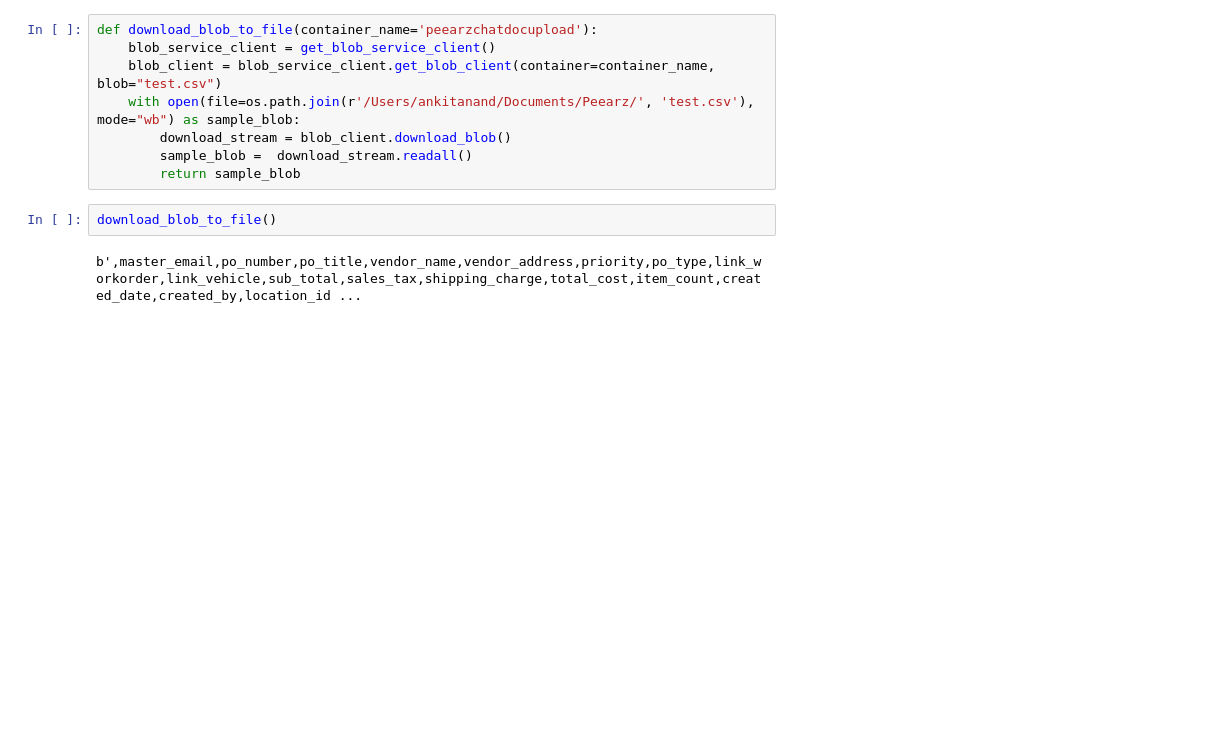
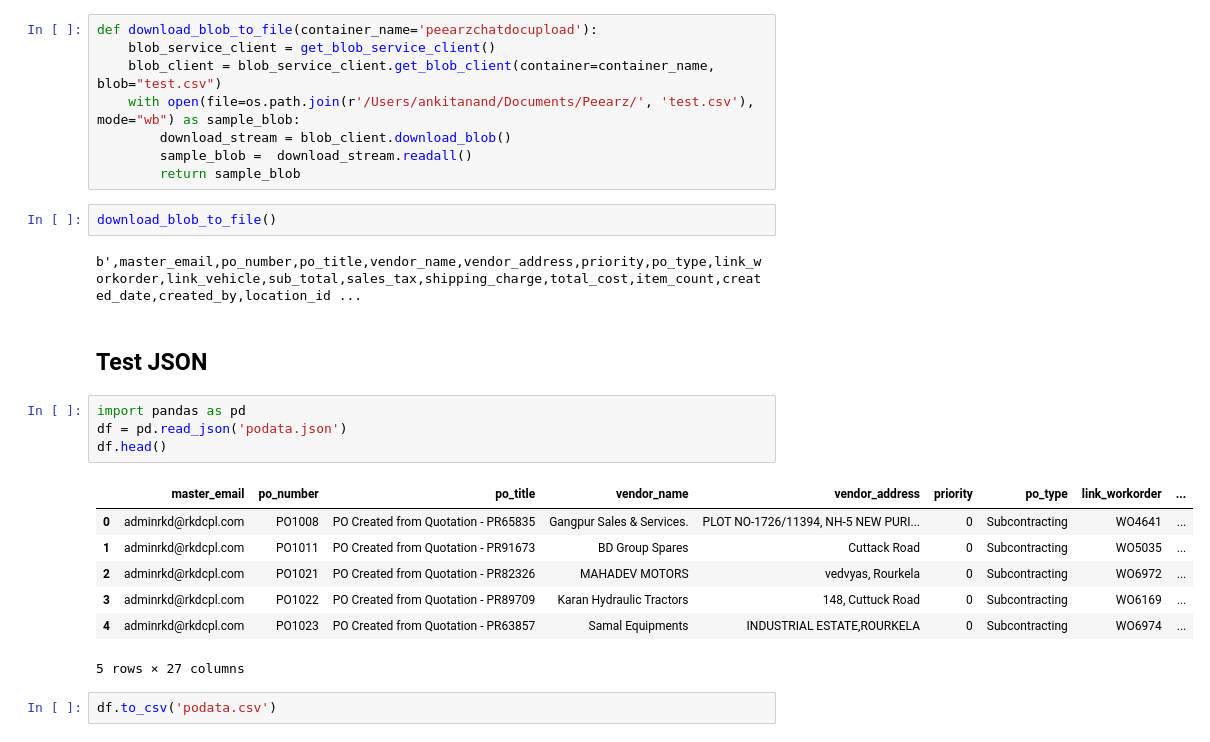
Before and after one commit to ritumsingh23/doc_chat_app, a Jupyter notebook: test.ipynb, the cells around one changed output. Drawn from its saved outputs; the diff is of its cells as text; blank space fills up the shorter version.

```diff
--- a/test.ipynb
+++ b/test.ipynb
@@ -92,3 +92,19 @@ def download_blob_to_file(container_name='peearzchatdocupload'):
 download_blob_to_file()
 # %% [output]
 b',master_email,po_number,po_title,vendor_name,vendor_address,priority,po_type,link_workorder,link_vehicle,sub_total,sales_tax,shipping_charge,total_cost,item_count,created_date,created_by,location_id ...
+# %% [markdown]
+## Test JSON
+# %%
+import pandas as pd
+df = pd.read_json('podata.json')
+df.head()
+# %% [output]
+|  | master_email | po_number | po_title | vendor_name | vendor_address | priority | po_type | link_workorder | ... |
+| 0 | adminrkd@rkdcpl.com | PO1008 | PO Created from Quotation - PR65835 | Gangpur Sales & Services. | PLOT NO-1726/11394, NH-5 NEW PURI... | 0 | Subcontracting | WO4641 | ... |
+| 1 | adminrkd@rkdcpl.com | PO1011 | PO Created from Quotation - PR91673 | BD Group Spares | Cuttack Road | 0 | Subcontracting | WO5035 | ... |
+| 2 | adminrkd@rkdcpl.com | PO1021 | PO Created from Quotation - PR82326 | MAHADEV MOTORS | vedvyas, Rourkela | 0 | Subcontracting | WO6972 | ... |
+| 3 | adminrkd@rkdcpl.com | PO1022 | PO Created from Quotation - PR89709 | Karan Hydraulic Tractors | 148, Cuttuck Road | 0 | Subcontracting | WO6169 | ... |
+| 4 | adminrkd@rkdcpl.com | PO1023 | PO Created from Quotation - PR63857 | Samal Equipments | INDUSTRIAL ESTATE,ROURKELA | 0 | Subcontracting | WO6974 | ... |
+5 rows × 27 columns
+# %%
+df.to_csv('podata.csv')
```
Also changed, not shown: parts of 2 cells of this notebook, 11 other files.
